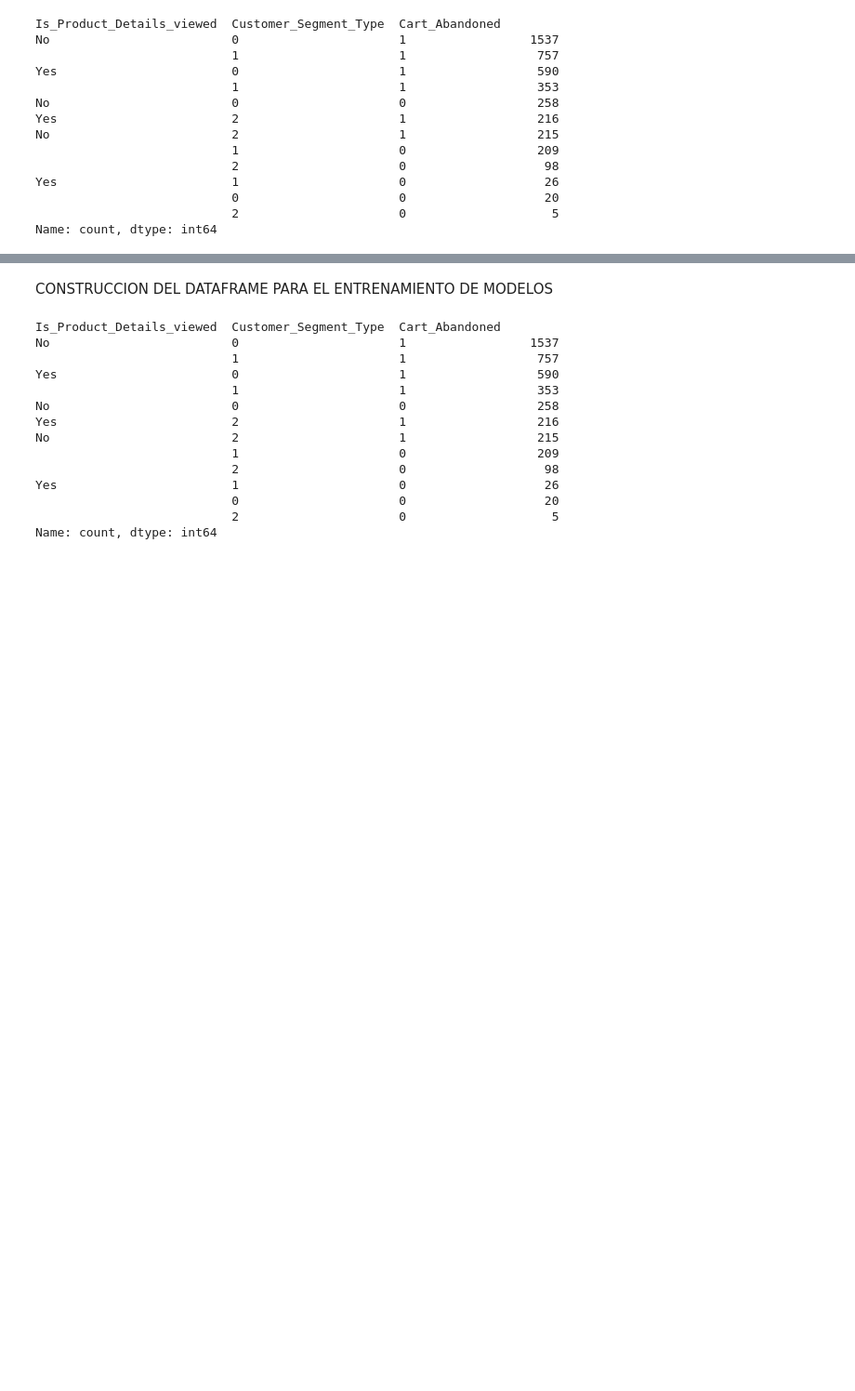
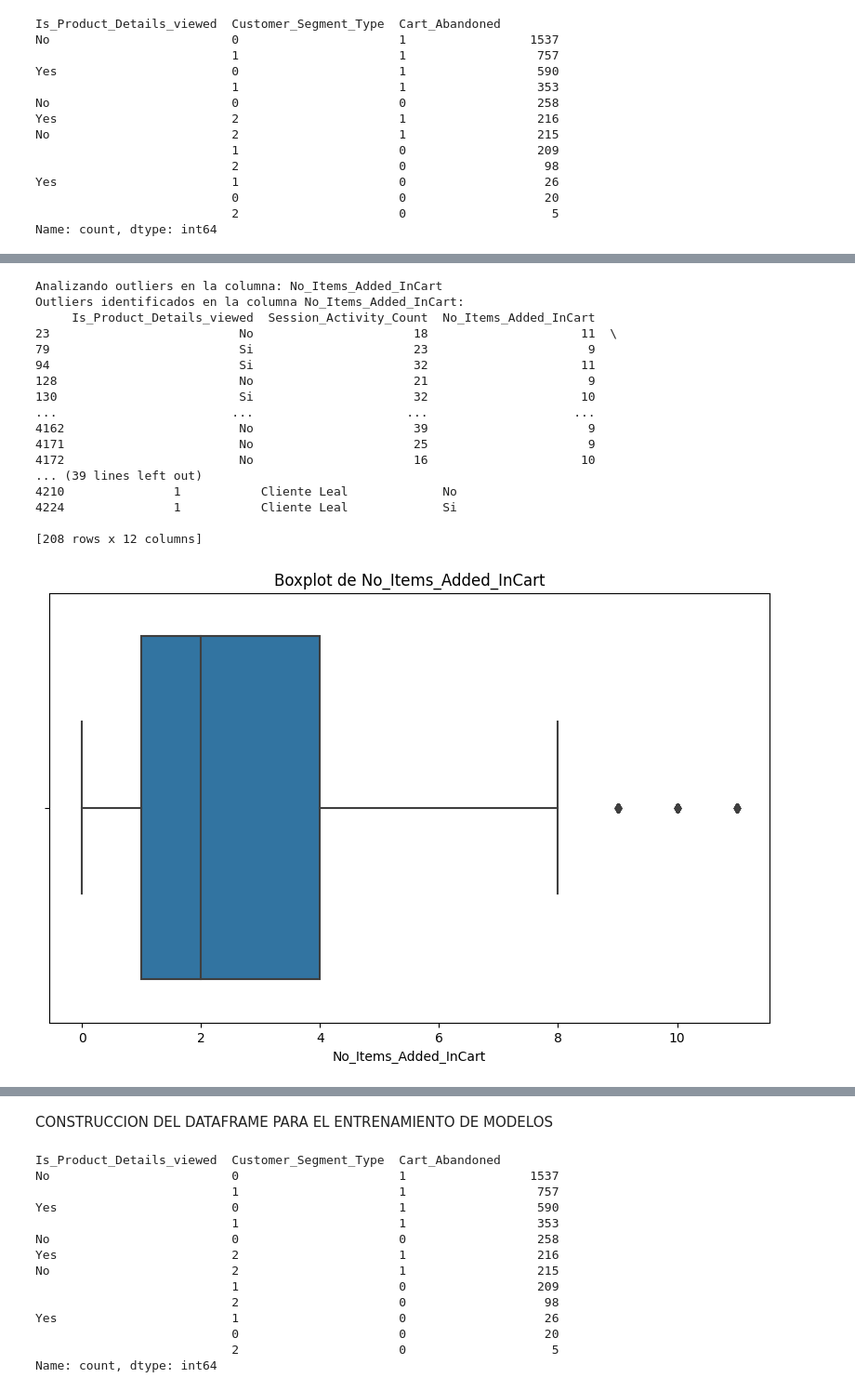
Before and after one commit to newneo4/c18-60-m-data-bi, a Jupyter notebook: notebooks/etl.ipynb, the cells around one changed output, grey strips where cells are left out. Shown at 93% size. Cells and saved outputs as stored; diff of their text form; code cells hidden in the pictures; blank space fills up the shorter version.

```diff
--- a/notebooks/etl.ipynb
+++ b/notebooks/etl.ipynb
@@ -340,0 +420,37 @@ df_pb["Is_Product_Details_viewed"] = df_pb["Is_Product_Details_viewed"].replace(
+# %%
+def remove_outliers(df, columns):
+    df_clean = df.copy()
+    for column in columns:
+        Q1 = df[column].quantile(0.25)
+        Q3 = df[column].quantile(0.75)
+        IQR = Q3 - Q1
+
+        lower_limit = Q1 - 1.5 * IQR
+        upper_limit = Q3 + 1.5 * IQR
+
+        df_clean = df_clean[(df_clean[column] >= lower_limit) & (df_clean[column] <= upper_limit)]
+
+    return df_clean
+# %%
+df_clean = remove_outliers(df_pb, relevant_columns)
+# %%
+analyze_outliers(df_clean, relevant_columns)
+# %% [output]
+Analizando outliers en la columna: No_Items_Added_InCart
+Outliers identificados en la columna No_Items_Added_InCart:
+     Is_Product_Details_viewed  Session_Activity_Count  No_Items_Added_InCart
+23                          No                      18                     11  \
+79                          Si                      23                      9
+94                          Si                      32                     11
+128                         No                      21                      9
+130                         Si                      32                     10
+...                        ...                     ...                    ...
+4162                        No                      39                      9
+4171                        No                      25                      9
+4172                        No                      16                     10
+... (39 lines left out)
+4210               1           Cliente Leal             No
+4224               1           Cliente Leal             Si
+
+[208 rows x 12 columns]
+[figure, added]
```
Also changed, not shown: parts of 18 cells of this notebook, 2 other files.
